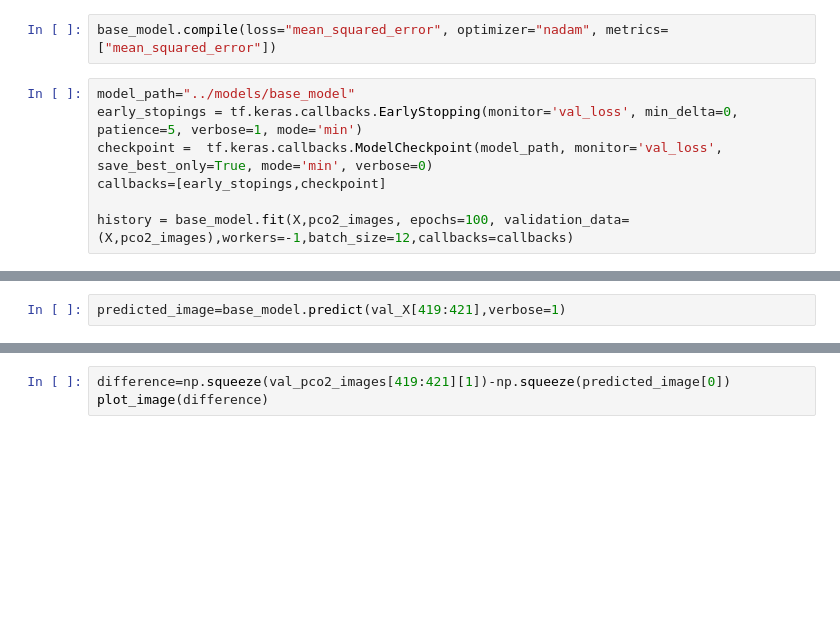
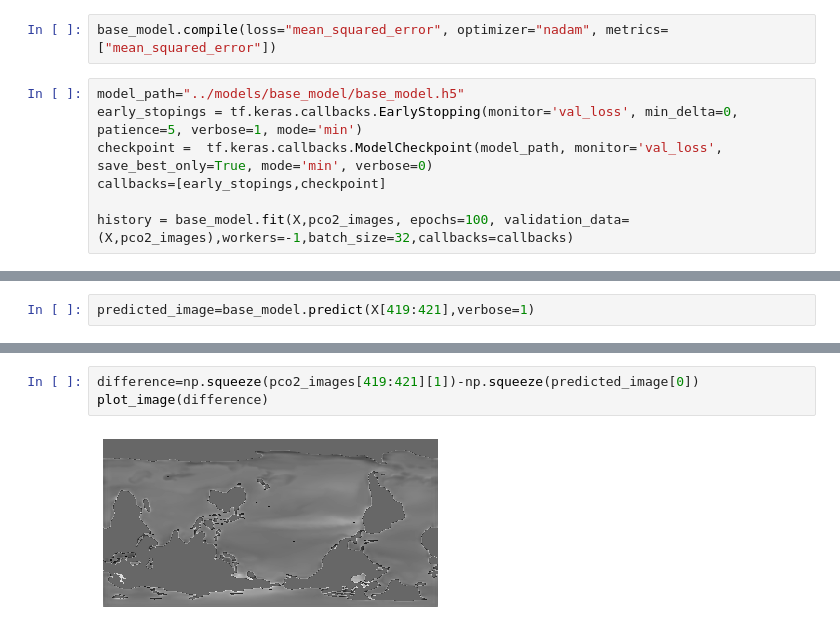
Before and after one commit to sk981102/ocean_co2, a Jupyter notebook: notebooks/ginsburg_run.ipynb, the cells around one changed output, grey strips where cells are left out. Drawn from its saved outputs; the diff is of its cells as text; blank space fills up the shorter version.

```diff
--- a/notebooks/ginsburg_run.ipynb
+++ b/notebooks/ginsburg_run.ipynb
@@ -98,10 +115,10 @@ _________________________________________________________________
 # %%
 base_model.compile(loss="mean_squared_error", optimizer="nadam", metrics=["mean_squared_error"])
 # %%
-model_path="../models/base_model"
+model_path="../models/base_model/base_model.h5"
 early_stopings = tf.keras.callbacks.EarlyStopping(monitor='val_loss', min_delta=0, patience=5, verbose=1, mode='min')
 checkpoint =  tf.keras.callbacks.ModelCheckpoint(model_path, monitor='val_loss', save_best_only=True, mode='min', verbose=0)
 callbacks=[early_stopings,checkpoint]
 
-history = base_model.fit(X,pco2_images, epochs=100, validation_data=(X,pco2_images),workers=-1,batch_size=12,callbacks=callbacks)
+history = base_model.fit(X,pco2_images, epochs=100, validation_data=(X,pco2_images),workers=-1,batch_size=32,callbacks=callbacks)
 # %% [output]
@@ -109,2 +142,2 @@ NameError: name 'val_X' is not defined
 # %%
-predicted_image=base_model.predict(val_X[419:421],verbose=1)
+predicted_image=base_model.predict(X[419:421],verbose=1)
@@ -113,4 +150,6 @@ plot_image(np.squeeze(predicted_image[1]))
 # %%
-difference=np.squeeze(val_pco2_images[419:421][1])-np.squeeze(predicted_image[0])
+difference=np.squeeze(pco2_images[419:421][1])-np.squeeze(predicted_image[0])
 plot_image(difference)
+# %% [output]
+[figure, added]
 # %%
```
Also changed, not shown: parts of 7 cells of this notebook, 5 other files.
